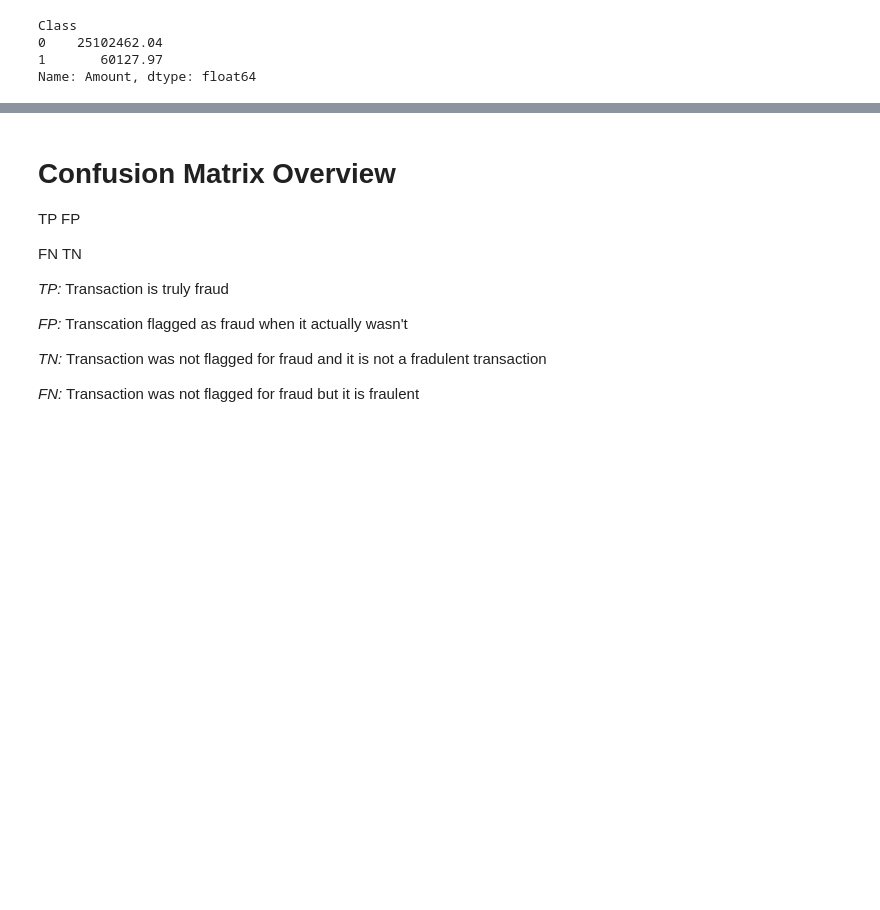
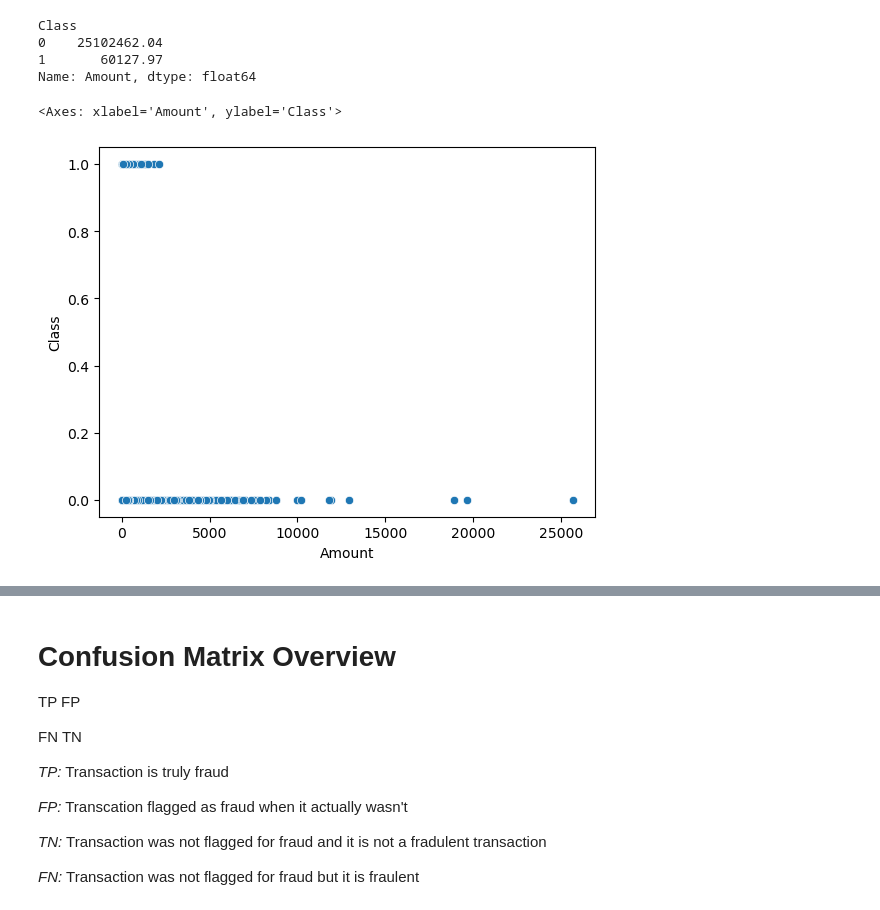
Before and after one commit to llapace/Fraud_Detection, a Jupyter notebook: CreditCard_Tx_Fraud_Detection.ipynb, the cells around one changed output, grey strips where cells are left out. Drawn from its saved outputs; the diff is of its cells as text; code cells hidden in the pictures; blank space fills up the shorter version.

```diff
--- a/CreditCard_Tx_Fraud_Detection.ipynb
+++ b/CreditCard_Tx_Fraud_Detection.ipynb
@@ -101,3 +101,9 @@ Class
 0    25102462.04
 1       60127.97
 Name: Amount, dtype: float64
+# %%
+amountClass = data[["Amount", "Class"]]
+sns.scatterplot(amountClass, x = "Amount", y= "Class")
+# %% [output]
+<Axes: xlabel='Amount', ylabel='Class'>
+[figure, added]
```
Also changed, not shown: parts of 27 cells of this notebook.
